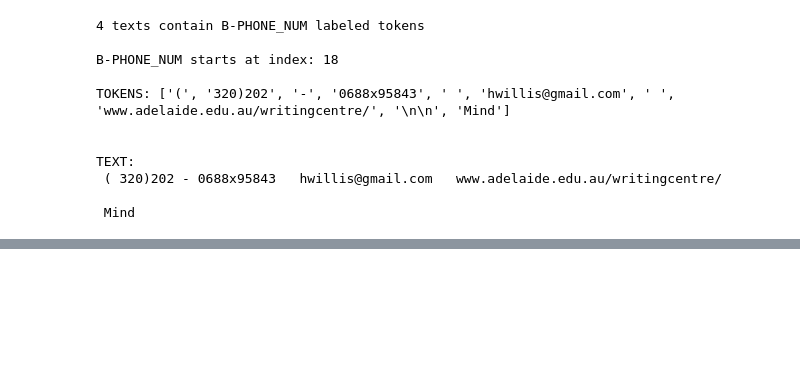
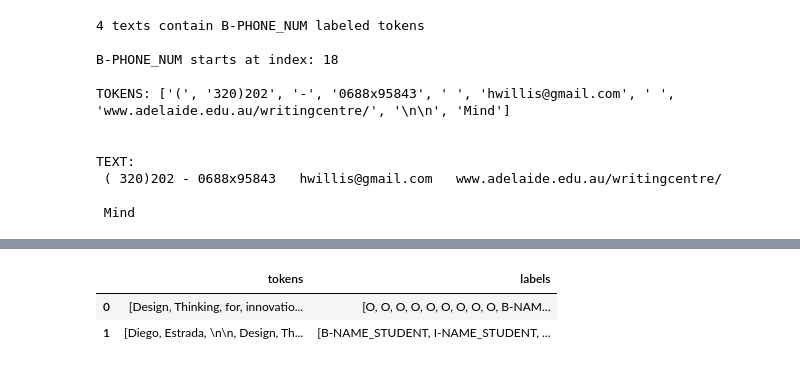
Before and after one commit to samd24/kaggle_pii_detection_removel_educational_data, a Jupyter notebook: pii_detection.ipynb, the cells around one changed output, grey strips where cells are left out. Saved outputs shown, nothing was run; the diff lists cells and outputs as text; code cells hidden in the pictures; blank space fills up the shorter version.

```diff
--- a/pii_detection.ipynb
+++ b/pii_detection.ipynb
@@ -737,0 +380,6 @@ pd.DataFrame.from_dict(split2freqs, orient="index")
+# %%
+train_df.head(2)
+# %% [output]
+|  | tokens | labels |
+| 0 | [Design, Thinking, for, innovatio... | [O, O, O, O, O, O, O, O, O, B-NAM... |
+| 1 | [Diego, Estrada, \n\n, Design, Th... | [B-NAME_STUDENT, I-NAME_STUDENT, ... |
```
Also changed, not shown: parts of 74 cells of this notebook, 2 other files.
